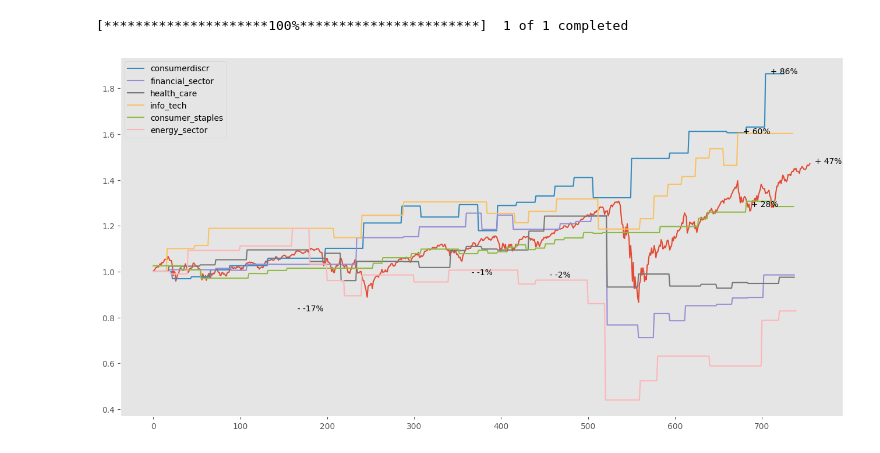
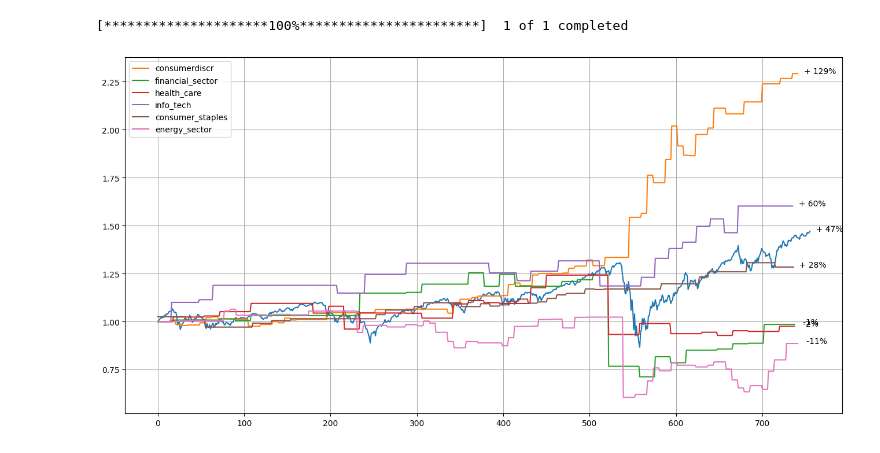
Before and after one commit to SalomoneCro/DMD-Implementation, a Jupyter notebook: DefinitivoAlgoritmo_DMD.ipynb, the cells around one changed output. Drawn from its saved outputs; the diff is of its cells as text; code cells hidden in the pictures.

```diff
--- a/DefinitivoAlgoritmo_DMD.ipynb
+++ b/DefinitivoAlgoritmo_DMD.ipynb
@@ -57,7 +173,7 @@ def dmd(X1, X2, truncate=None):
 # %%
 #Funcion que me predice el estado de si sistema en el tiempo t
 
-def x(t, Phi, mu, dt, A):
+def x_t(t, Phi, mu, dt, A):
     return np.real(np.dot(np.dot(np.dot(Phi, np.power(np.diag(mu), t/dt)), np.linalg.pinv(Phi)), A[:,0]))
 # %%
 #Funcion que dados dos estados de tiempo (vectores), me devuelve la variacion promedio entre los elementos del
@@ -125,7 +241,7 @@ def resultado(mf, mp, Precios):
         if i + mf + mp < Precios.shape[1]:
 
             #Calculamos los precios que tendra la cartera en el nuevo tiempo t
-            xt = x(t, Phi, mu, dt, X1)
+            xt = x_t(t, Phi, mu, dt, X1)
 
             #Calculamos la variacion predecida
             variacion_predecida = variacion(X2[ : , -1], xt)
@@ -145,7 +261,3 @@ def resultado(mf, mp, Precios):
                 estados.append(estado)
 
     return(estados)
-
-estados = resultado(3, 10, Precios)
-print(len(estados))
-print(Precios.shape[1])
@@ -312,10 +420,10 @@ HotSpots(15,25, consumer_staples)
 # %%
-consumidor0 = resultado(22,11, Precios)   #Precios ya tiene la informacion de el ETF consumerdscr
+consumidor0 = resultado(7,10, consumerdiscr)
 sector_financiero = resultado(18,13,financial_sector)
 salud = resultado(18,13,health_care)
 tech = resultado(16,13,info_tech)
 consumidor1 = resultado(11,9,consumer_staples)
-energia = resultado(20,13,energy_sector)
+energia = resultado(7,7,energy_sector)
 # %%
 #En este codigo se obtiene la data del S&P
 
@@ -326,32 +434,31 @@ spy = yf.download('SPY',start_date,end_date)['Adj Close']
 spy = spy / spy[0]
 
 spy_np = spy.to_numpy()
-tech = resultado(1,1,info_tech, spy_np)
 # %% [output]
 [*********************100%***********************]  1 of 1 completed
 # %%
 #Se potlean todos los rendimientos juntos
 
 fig, ax = plt.subplots(figsize=(16,8))
-plt.style.use('ggplot')
+
 ax.plot(spy_np)
 ax.plot(consumidor0, label='consumerdiscr')
 ax.plot(sector_financiero, label='financial_sector')
 ax.plot(salud, label='health_care')
 ax.plot(tech, label='info_tech')
 ax.plot(consumidor1, label='consumer_staples')
 ax.plot(energia, label='energy_sector')
 Indices = [spy, consumidor0, sector_financiero, salud, tech, consumidor1, energia]
 
 for i in Indices:
     v = i[-1] - 1
     if np.sign(v) < 0:
-        s = f'  - {v:.0%}'
+        s = f'   {v:.0%}'
     else:
         s = f'  + {v:.0%}'
-    ax.annotate(s, xy=(np.argmax(i), i[-1]), xytext=(0,0), textcoords='offset points', fontsize=10)
+    ax.annotate(s, xy=(len(i), i[-1]), xytext=(0,0), textcoords='offset points', fontsize=10)
 ax.legend()
 ax.grid()
 plt.show()
 # %% [output]
-[figure, old version]
+[figure, new version]
```
Also changed, not shown: parts of 23 cells of this notebook.
